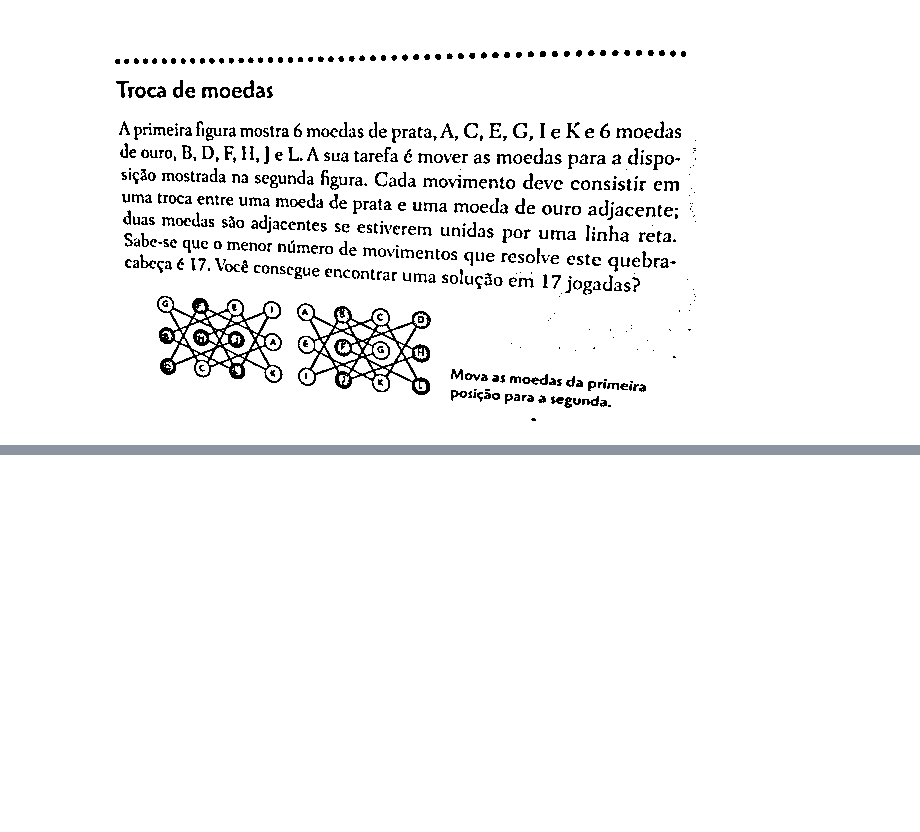
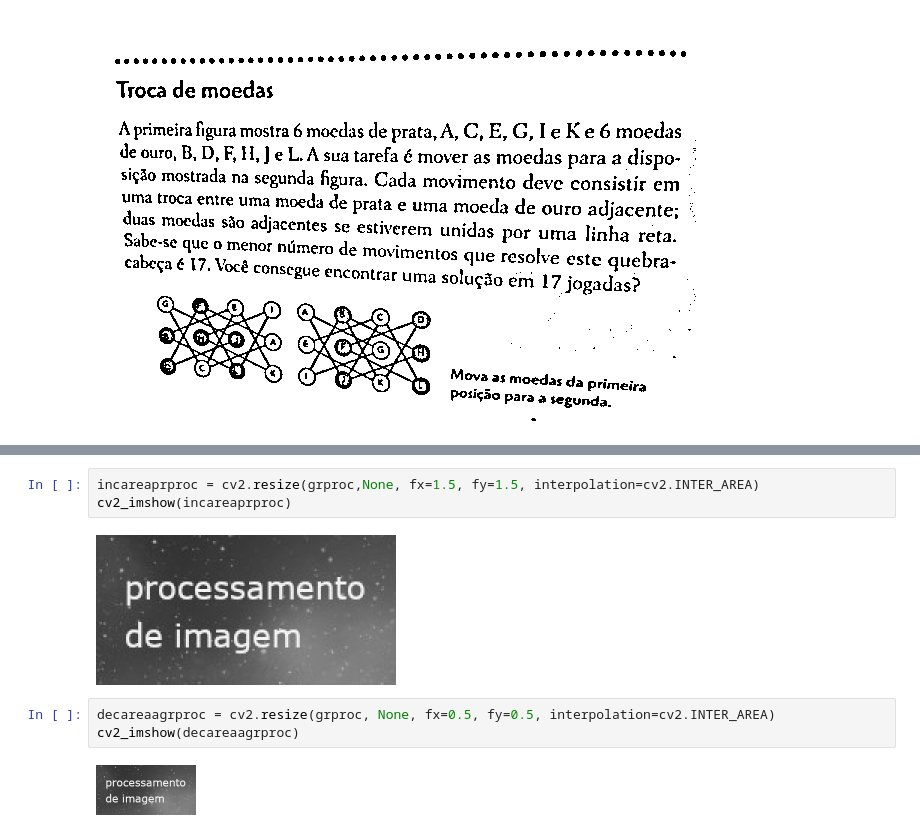
Before and after one commit to gopalbala/img-processing, a Jupyter notebook: preprocess.ipynb, the cells around one changed output, grey strips where cells are left out. Drawn from its saved outputs; the diff is of its cells as text; blank space fills up the shorter version.

```diff
--- a/preprocess.ipynb
+++ b/preprocess.ipynb
@@ -95,0 +160,10 @@ cv2_imshow(adpmean)
+# %%
+incareaprproc = cv2.resize(grproc,None, fx=1.5, fy=1.5, interpolation=cv2.INTER_AREA)
+cv2_imshow(incareaprproc)
+# %% [output]
+[figure, added]
+# %%
+decareaagrproc = cv2.resize(grproc, None, fx=0.5, fy=0.5, interpolation=cv2.INTER_AREA)
+cv2_imshow(decareaagrproc)
+# %% [output]
+[figure, added]
```
Also changed, not shown: parts of 18 cells of this notebook.
